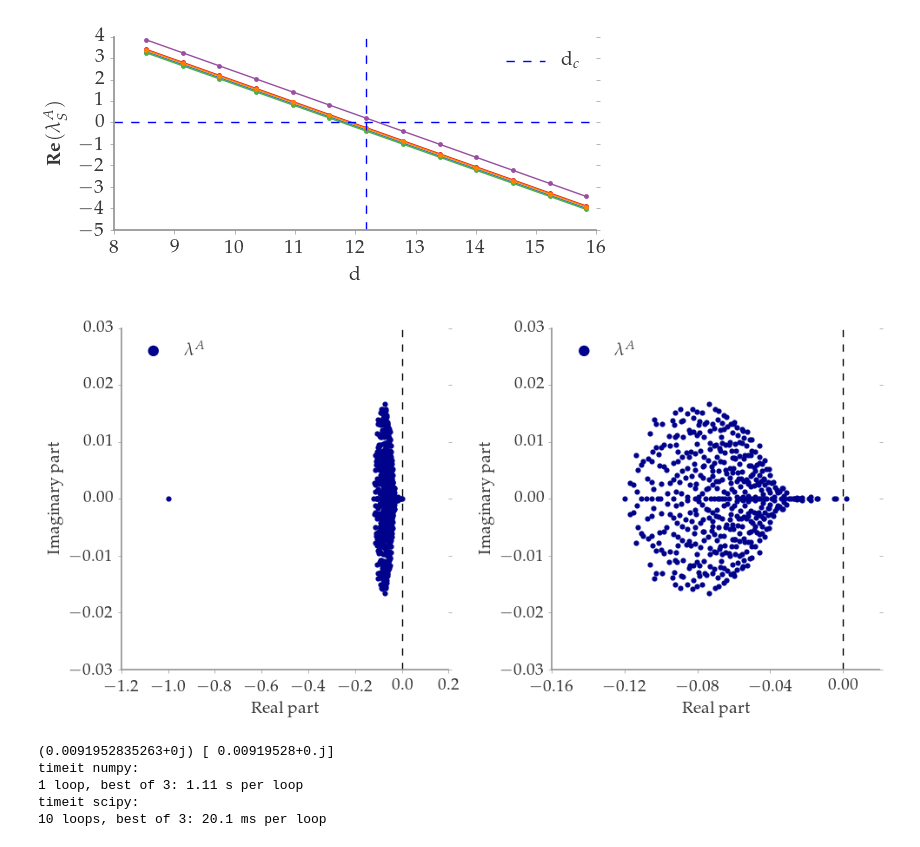
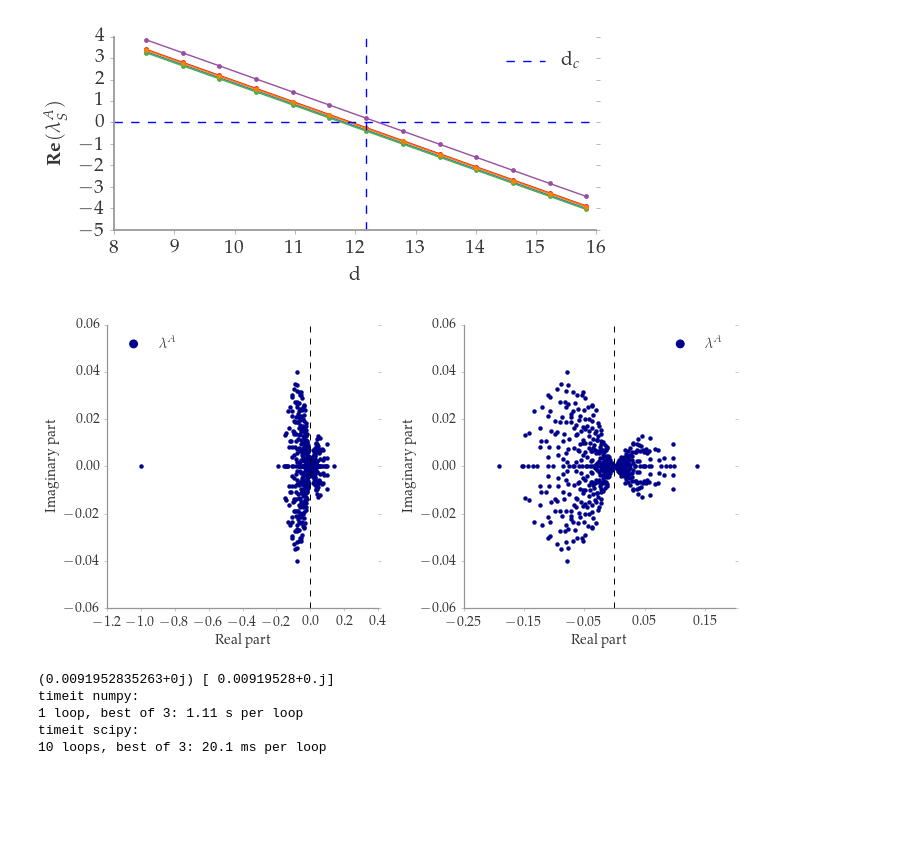
Before and after one commit to frschu/universal_resilience, a Jupyter notebook: constant_diagonal_GLV.ipynb, the cells around one changed output. Saved outputs shown, nothing was run; the diff lists cells and outputs as text; code cells hidden in the pictures; blank space fills up the shorter version.

```diff
--- a/constant_diagonal_GLV.ipynb
+++ b/constant_diagonal_GLV.ipynb
@@ -46,14 +46,14 @@ colors = style.colors
 
 rng = np.random.RandomState(seed=0)
 
-### Set parameters
-# Number of nodes
-n       = 500
-# Mean and std. dev. of off-diagonal distribution
-mu      = -1.
-sigma   = 0.5
-# Dynamical system: GLV
-alpha   = 1.
+# ### Set parameters
+# # Number of nodes
+# n       = 500
+# # Mean and std. dev. of off-diagonal distribution
+# mu      = -1.
+# sigma   = 0.5
+# # Dynamical system: GLV
+# alpha   = 1.
 # %% [output]
 <matplotlib.figure.Figure at 0x...>
 # %%
@@ -66,16 +66,15 @@ def get_d_c(n, mu, sigma):
     return d_c
 
 def get_A(
-    n       = 100,
-    mu      = -1.,
-    sigma   = 0.5,
-    density = 1.,
-    d = 1.,
+    n       = 100,  # number of nodes
+    mu      = -1.,  # mean
+    sigma   = 0.5,  # std. dev
+    density = 1.,   # fraction of non-zero entries
+    d = 1.,         # fixed value of diagonal elements
     ):
-    """ Get weight matrix A.
+    """ Sample weight matrix A
+    Non-zero off-diagonals taken from normal distr N(mu, sigma**2).
     """
-    ###  Sample weight matrix A
-    # Off-diagonals taken from normal distr.
     A = scipy.sparse.random(
             n, n,
             density      = density,
@@ -89,11 +88,11 @@ def get_A(
     return A
 
 def get_M(
-    # Weight matrix
-    A,
-    A_inv,
+    A, # weight matrix
+    A_inv, # inverse
     alpha = 1.,):
-    ### Calculate community matrix M
+    """ Calculate community matrix M
+    """
     return - alpha * np.einsum('ij, ik -> ij', A, A_inv)
 
 def get_beta_and_x(A, x):
@@ -303,40 +302,40 @@ Calculating eigvals took 47.3 s
 # %%
 ### Test: Plot spectrum of M:
 
-d = get_d_c(n, mu, sigma) + 25
+d = get_d_c(n, mu, sigma) * 1.1
 
 A   = get_A(n=n, mu=mu, sigma=sigma, d=d)
 A_inv = np.linalg.inv(A)
 M   = get_M(A, A_inv, alpha=alpha)
 eigvals_M = np.linalg.eigvals(M)
 
 fig = plt.figure(figsize=(10, 5))
 ax0 = style.add_subplot(fig, n_rows_cols=(1, 2), index_row_col=(0, 0), rowspan=1, colspan=1)
 ax1 = style.add_subplot(fig, n_rows_cols=(1, 2), index_row_col=(0, 1), rowspan=1, colspan=1)
 
 # with exceptional eigval
 ax0.scatter(eigvals_M.real, eigvals_M.imag, marker='o', color=colors[0], linewidth=0.0, label='$\lambda^A$')
 
 # without exceptional eigval
 mask = eigvals_M.real > np.min(eigvals_M.real)
 ax1.scatter(eigvals_M.real[mask], eigvals_M.imag[mask], marker='o', color=colors[0], linewidth=0.0, label='$\lambda^A$')
 
 for ax in fig.axes:
     ax.axvline(0, color='k', linestyle='--')
     ax.set_xlabel('Real part')
     ax.set_ylabel('Imaginary part')
     # max_xy = max(ax.get_ylim()[1], ax.get_xlim()[1])
     # min_xy = min(ax.get_ylim()[0], ax.get_xlim()[0])
     # ax.set_xlim((min_xy, max_xy))
     # ax.set_ylim((min_xy, max_xy))
 
     ax.legend(loc='best')
 
 ax1.set_xticks(ax1.get_xticks()[::2])
 
 style.fixticks(fig)
 # %% [output]
-[figure, old version]
+[figure, new version]
 # %%
 ### Testing
 
```
Also changed, not shown: parts of 4 cells of this notebook, 4 other files.
